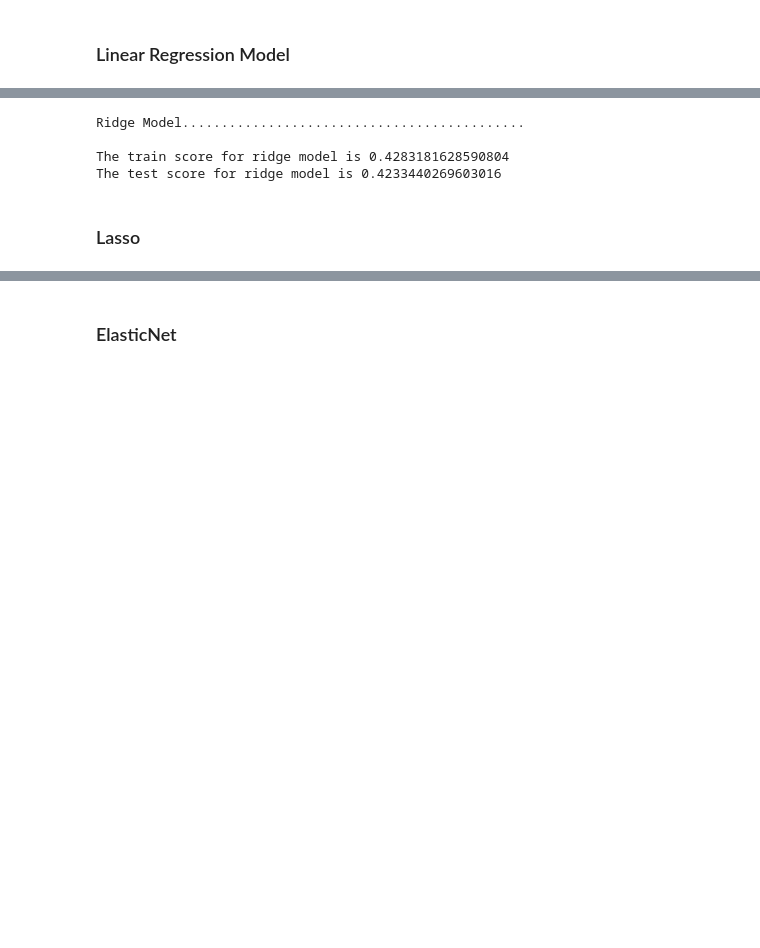
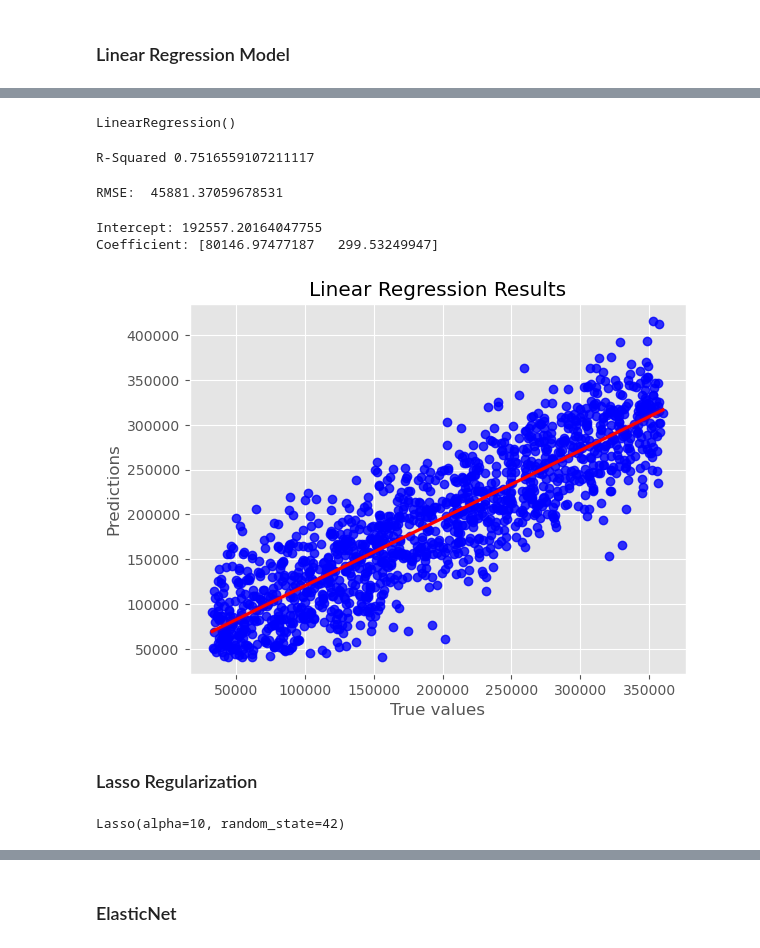
Before and after one commit to JacobJ215/ML-Guide-Code-Examples, a Jupyter notebook: regularization.ipynb, the cells around one changed output, grey strips where cells are left out. Saved outputs shown, nothing was run; the diff lists cells and outputs as text; code cells hidden in the pictures; blank space fills up the shorter version.

Commit message:
updated regularization notebook

```diff
--- a/regularization.ipynb
+++ b/regularization.ipynb
@@ -136,0 +76,7 @@ X
+# %%
+# Select Target and Features
+X = df.iloc[: , 1: 3].values
+y = df["sales"].values
+
+# Preview shape of features
+X.shape
@@ -140,5 +93,10 @@ X_train, X_test, y_train, y_test = train_test_split(X,
                                                     y,
                                                     test_size=0.3,
                                                     random_state=42)
+# %%
+# Scale the data
+scaler = StandardScaler()
+X_train = scaler.fit_transform(X_train)
+X_test = scaler.transform(X_test)
 # %% [markdown]
 ### Linear Regression Model
@@ -168,20 +103,50 @@ The test score for lr model is 0.4772897164322617
-# %%
-#Ridge Regression Model
-ridgeReg = Ridge(alpha=1)
-
-ridgeReg.fit(X_train,y_train)
-
-#train and test scorefor ridge regression
-train_score_ridge = ridgeReg.score(X_train, y_train)
-test_score_ridge = ridgeReg.score(X_test, y_test)
-
-print("\nRidge Model............................................\n")
-print("The train score for ridge model is {}".format(train_score_ridge))
-print("The test score for ridge model is {}".format(test_score_ridge))
-# %% [output]
-Ridge Model............................................
-
-The train score for ridge model is 0.4283181628590804
-The test score for ridge model is 0.4233440269603016
+# %%
+# Instantiate linear model
+lr = LinearRegression()
+
+# Fit model
+lr.fit(X_train, y_train)
+# %% [output]
+LinearRegression()
+# %%
+# Compute R-Squared for the Linear Regression Model
+print("R-Squared {}".format(lr.score(X_train, y_train)))
+# %% [output]
+R-Squared 0.7516559107211117
+# %%
+# Make prediction
+y_pred = lr.predict(X_test)
+
+# Compute mean_squared_error
+mse = mean_squared_error(y_test, y_pred)
+
+print("RMSE: ", np.sqrt(mse))
+# %% [output]
+RMSE:  45881.37059678531
+# %%
+# Display intercept and slope
+print(f"Intercept: {lr.intercept_}")
+print(f"Coefficient: {lr.coef_}")
+# %% [output]
+Intercept: 192557.20164047755
+Coefficient: [80146.97477187   299.53249947]
+# %%
+# Plot Results
+def plot_results(x, y, model_name):
+    sns.regplot(x=y_test, y=y_pred,scatter_kws={"color": "blue"}, line_kws={"color": "red"})
+    plt.xlabel("True values")
+    plt.ylabel("Predictions")
+    plt.title(f"{model_name} Results")
+    plt.savefig(f'Images/{model_name} Results.png')
+    plt.show()
+plot_results(y_test, y_pred, "Linear Regression")
+# %% [output]
+[figure, added]
 # %% [markdown]
-### Lasso
+### Lasso Regularization
+# %%
+# Instantiate and Fit Lasso regression model
+lasso = Lasso(alpha = 10, random_state=42)
+lasso.fit(X_train,y_train)
+# %% [output]
+Lasso(alpha=10, random_state=42)
```
Also changed, not shown: parts of 35 cells of this notebook.
